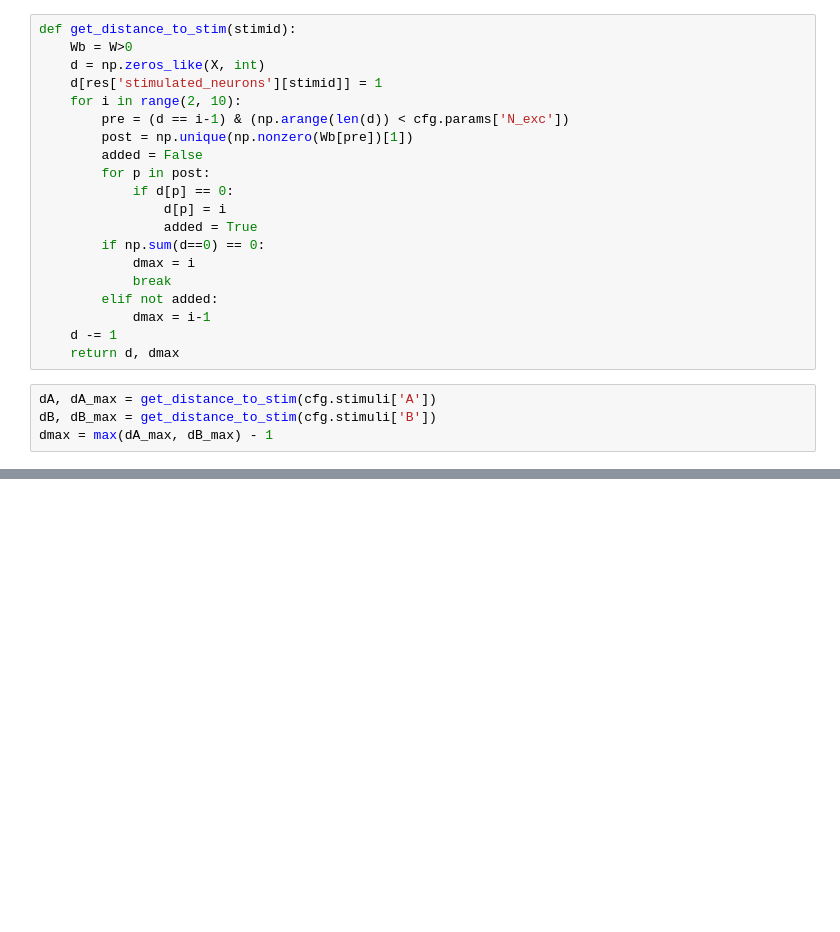
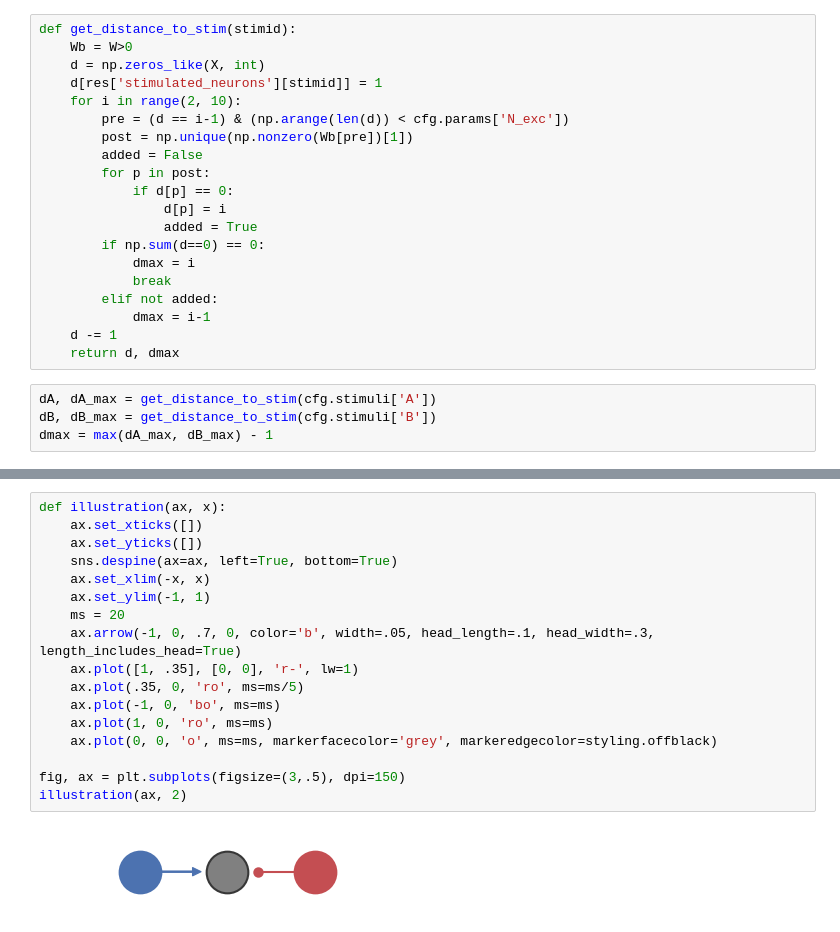
Before and after one commit to kernfel/plasticity-synergy-deviance-detection-history, a Jupyter notebook: Fig1-structure.ipynb, the cells around one changed output, grey strips where cells are left out. Cells and saved outputs as stored; diff of their text form; blank space fills up the shorter version.

```diff
--- a/Fig1-structure.ipynb
+++ b/Fig1-structure.ipynb
@@ -103,0 +167,19 @@ plt.savefig('fig1b.svg')
+# %%
+def illustration(ax, x):
+    ax.set_xticks([])
+    ax.set_yticks([])
+    sns.despine(ax=ax, left=True, bottom=True)
+    ax.set_xlim(-x, x)
+    ax.set_ylim(-1, 1)
+    ms = 20
+    ax.arrow(-1, 0, .7, 0, color='b', width=.05, head_length=.1, head_width=.3, length_includes_head=True)
+    ax.plot([1, .35], [0, 0], 'r-', lw=1)
+    ax.plot(.35, 0, 'ro', ms=ms/5)
+    ax.plot(-1, 0, 'bo', ms=ms)
+    ax.plot(1, 0, 'ro', ms=ms)
+    ax.plot(0, 0, 'o', ms=ms, markerfacecolor='grey', markeredgecolor=styling.offblack)
+
+fig, ax = plt.subplots(figsize=(3,.5), dpi=150)
+illustration(ax, 2)
+# %% [output]
+[figure, added]
```
Also changed, not shown: parts of 8 cells of this notebook.
